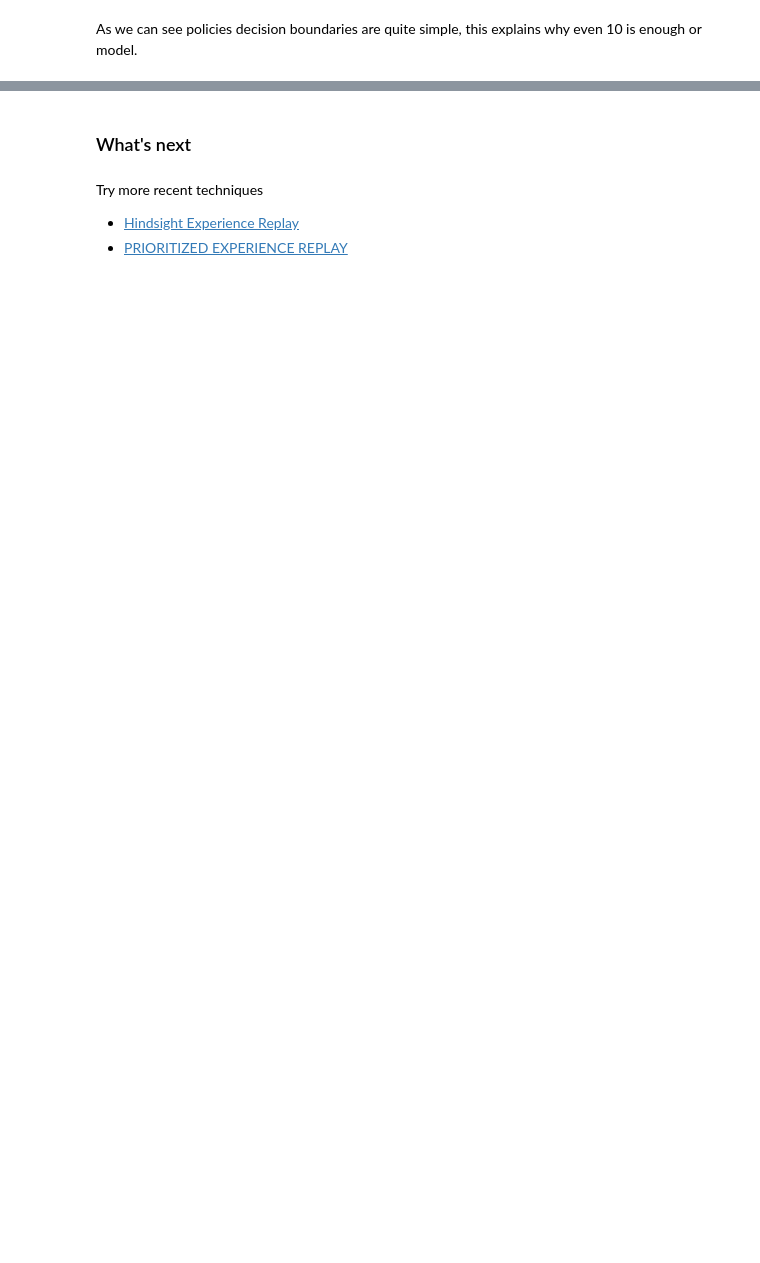
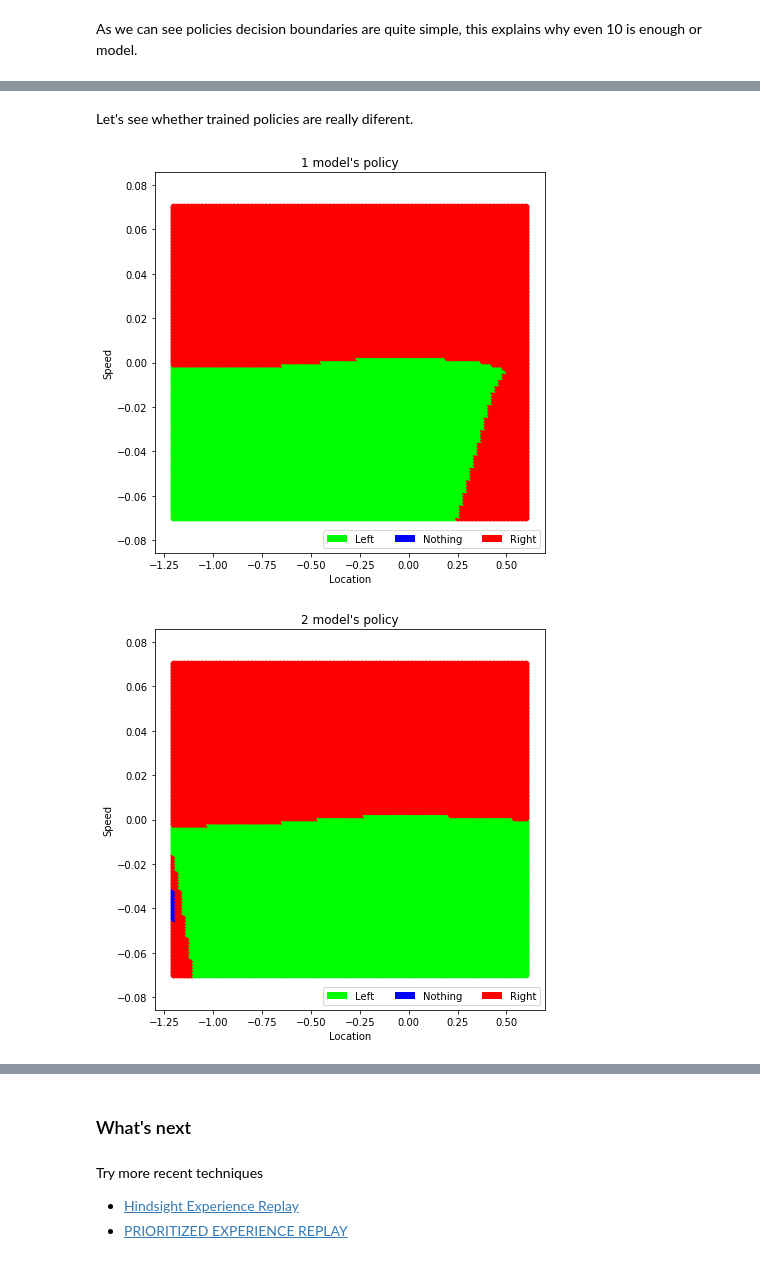
Before and after one commit to oganesManasian/DeepRL-Mountain-car, a Jupyter notebook: Mountain car DQN.ipynb, the cells around one changed output, grey strips where cells are left out. Cells and saved outputs as stored; diff of their text form; code cells hidden in the pictures; blank space fills up the shorter version.

```diff
--- a/Mountain car DQN.ipynb
+++ b/Mountain car DQN.ipynb
@@ -401,7 +418,7 @@ def plot_loss(losses, title, fixed_model_update=1000):
     plt.show()
 # %%
 def visualize_policy(model, N=100, title=None):
-    """Visualise policy of model for Mountain car"""
+    """Visualise policy of model (ensemble) for Mountain car"""
     loc_max, speed_max = env.observation_space.high
     loc_min, speed_min = env.observation_space.low
     locs = np.linspace(loc_min, loc_max, N)
@@ -409,7 +426,10 @@ def visualize_policy(model, N=100, title=None):
     locs, speeds = np.meshgrid(locs, speeds)
     locs, speeds = locs.flatten(), speeds.flatten()
 
-    policy_map = [greedy_action(model, (loc, speed)) for (loc, speed) in zip(locs, speeds)]
+    if isinstance(model, list): # Ensemble of models
+        policy_map = [greedy_action_ensemble(model, (loc, speed)) for (loc, speed) in zip(locs, speeds)]
+    else:
+        policy_map = [greedy_action(model, (loc, speed)) for (loc, speed) in zip(locs, speeds)]
 
     colors = {0:'lime',1:'blue',2:'red'}
     policy_colors = [colors[policy] for policy in policy_map]
@@ -607,7 +627,8 @@ best_model, _, losses = train(nn.functional.mse_loss,
                               calc_reward_kinetic_v2,
                               0.01,
                               init_weights_default,
-                              time_max=50000)
+                              time_max=100000,
+                              eps_max=0.9)
 # %% [output]
 [interactive output not drawn]
 # %%
@@ -623,0 +655,12 @@ As we can see policies decision boundaries are quite simple, this explains why e
+# %%
+ensemble_size = 10
+ensemble = []
+
+for _ in range(ensemble_size):
+    best_model, _, _ = train(nn.functional.mse_loss,
+                              calc_reward_kinetic_v2,
+                              0.01,
+                              init_weights_default,
+                              time_max=50000,
+                              eps_max=0.9)
+    ensemble.append(best_model)
@@ -623,0 +678,8 @@ As we can see policies decision boundaries are quite simple, this explains why e
+# %% [markdown]
+Let's see whether trained policies are really diferent.
+# %%
+for i in range(ensemble_size):
+    visualize_policy(ensemble[i], title=str(i + 1))
+# %% [output]
+[figure, added]
+[figure, added]
```
Also changed, not shown: parts of 30 cells of this notebook.
